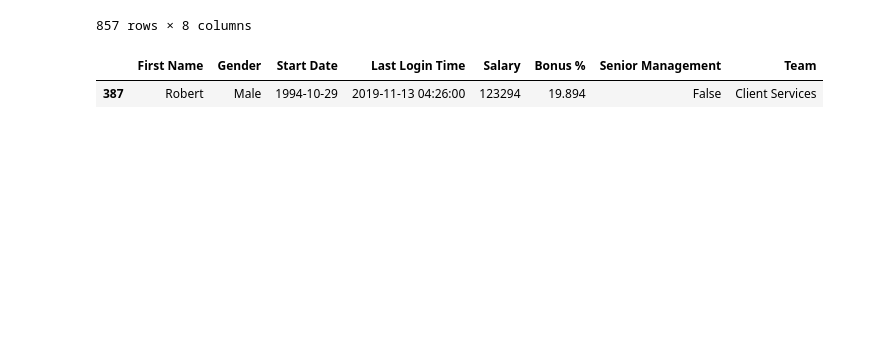
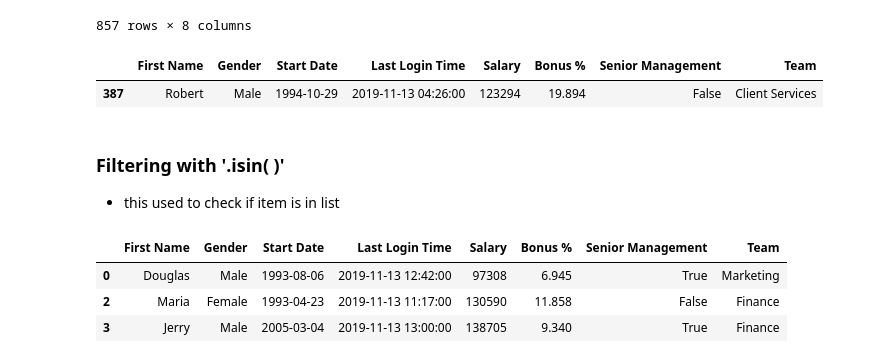
Before and after one commit to alexkwashie/_pandas, a Jupyter notebook: Panda2/Dataframes2.ipynb, the cells around one changed output. Drawn from its saved outputs; the diff is of its cells as text; code cells hidden in the pictures; blank space fills up the shorter version.

Commit message:
using the \ (.isin()) method

```diff
--- a/Panda2/Dataframes2.ipynb
+++ b/Panda2/Dataframes2.ipynb
@@ -216,3 +216,16 @@ empl[nm & (tim | date)]  #the perenthesis make it run first
 # %% [output]
 |  | First Name | Gender | Start Date | Last Login Time | Salary | Bonus % | Senior Management | Team |
 | 387 | Robert | Male | 1994-10-29 | 2019-11-13 04:26:00 | 123294 | 19.894 | False | Client Services |
+# %% [markdown]
+### Filtering with '.isin( )'
+- this used to check if item is in list
+# %%
+fav = empl['Team'].isin(['Marketing', 'Legal', 'Finance'])
+# %%
+#get inof on only these items ('Marketing', 'Legal', 'Finance')?
+empl[fav].head(3)
+# %% [output]
+|  | First Name | Gender | Start Date | Last Login Time | Salary | Bonus % | Senior Management | Team |
+| 0 | Douglas | Male | 1993-08-06 | 2019-11-13 12:42:00 | 97308 | 6.945 | True | Marketing |
+| 2 | Maria | Female | 1993-04-23 | 2019-11-13 11:17:00 | 130590 | 11.858 | False | Finance |
+| 3 | Jerry | Male | 2005-03-04 | 2019-11-13 13:00:00 | 138705 | 9.340 | True | Finance |
```
